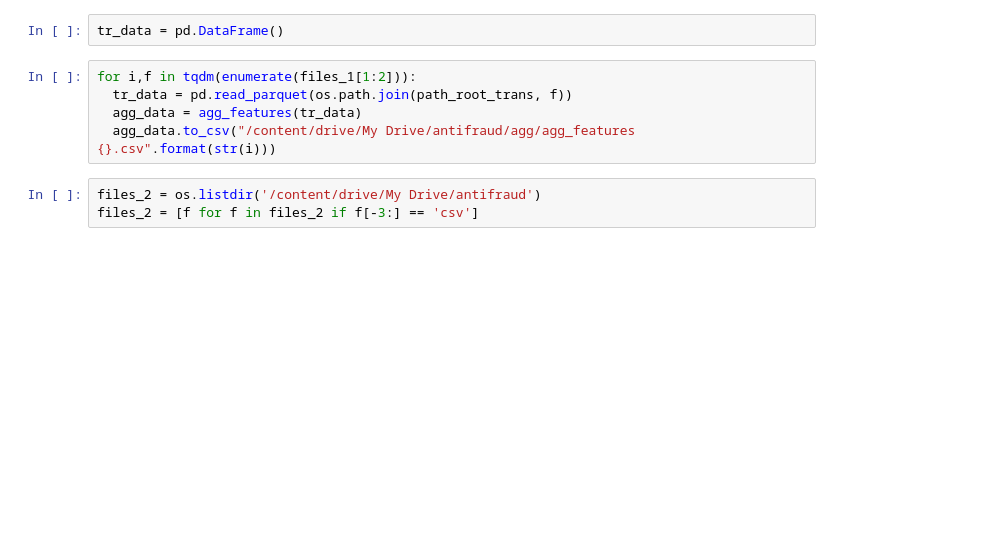
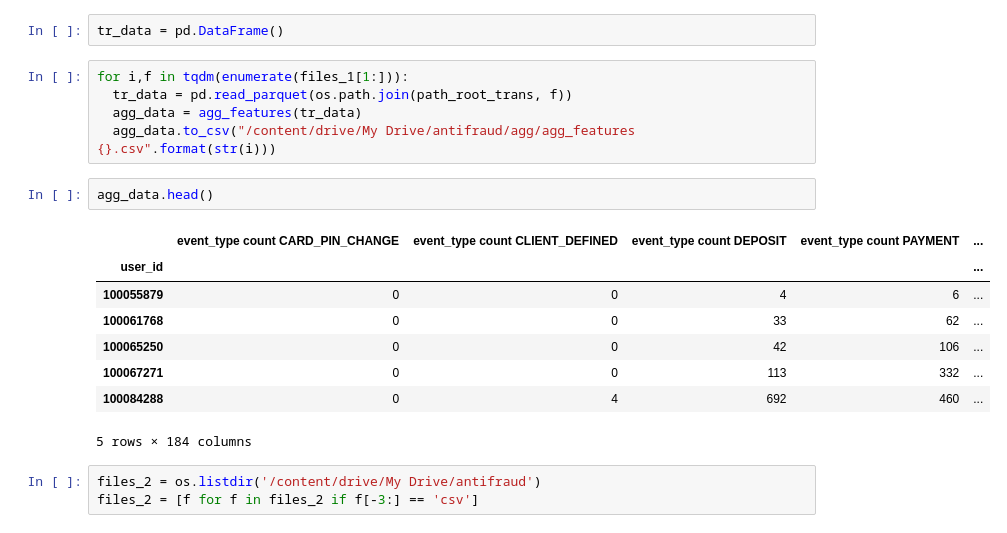
Before and after one commit to valerkabvv/antifraud, a Jupyter notebook: Calculate_features.ipynb, the cells around one changed output. Cells and saved outputs as stored; diff of their text form; blank space fills up the shorter version.

```diff
--- a/Calculate_features.ipynb
+++ b/Calculate_features.ipynb
@@ -24,10 +24,21 @@ files_1.sort()
 # %%
 tr_data = pd.DataFrame()
 # %%
-for i,f in tqdm(enumerate(files_1[1:2])):
+for i,f in tqdm(enumerate(files_1[1:])):
   tr_data = pd.read_parquet(os.path.join(path_root_trans, f))
   agg_data = agg_features(tr_data)
   agg_data.to_csv("/content/drive/My Drive/antifraud/agg/agg_features {}.csv".format(str(i)))
+# %%
+agg_data.head()
+# %% [output]
+|  | event_type count CARD_PIN_CHANGE | event_type count CLIENT_DEFINED | event_type count DEPOSIT | event_type count PAYMENT | ... |
+| user_id |  |  |  |  | ... |
+| 100055879 | 0 | 0 | 4 | 6 | ... |
+| 100061768 | 0 | 0 | 33 | 62 | ... |
+| 100065250 | 0 | 0 | 42 | 106 | ... |
+| 100067271 | 0 | 0 | 113 | 332 | ... |
+| 100084288 | 0 | 4 | 692 | 460 | ... |
+5 rows × 184 columns
 # %%
 files_2 = os.listdir('/content/drive/My Drive/antifraud')
 files_2 = [f for f in files_2 if f[-3:] == 'csv']
```
Also changed, not shown: parts of 7 cells of this notebook, 3 other files.
